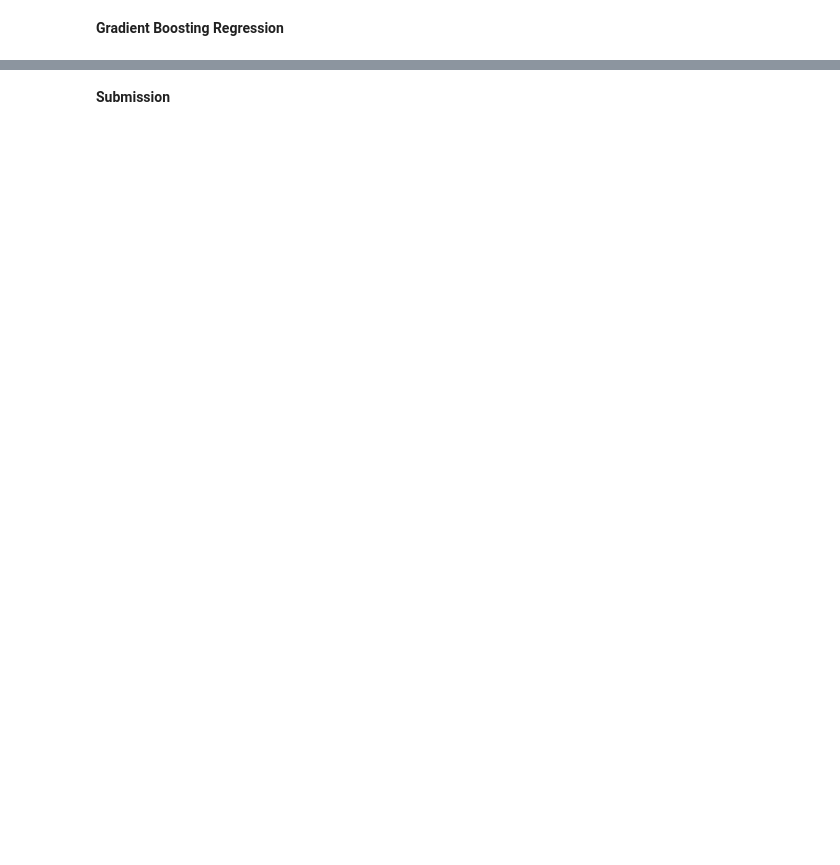
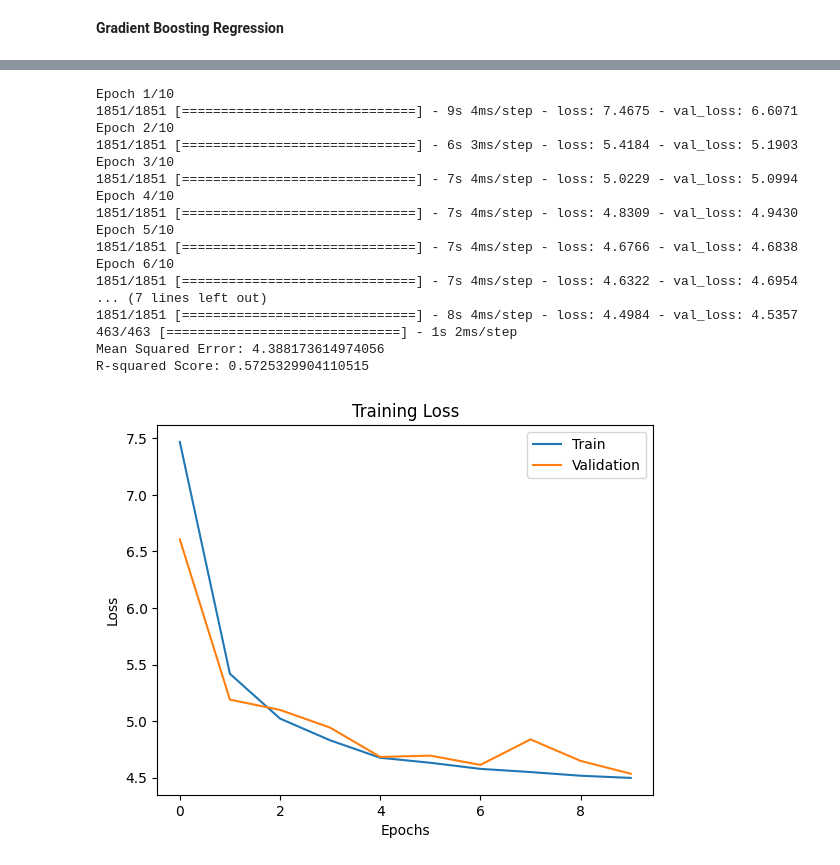
Before and after one commit to kerryyys/Kaggle-Project, a Jupyter notebook: Crab Age/CrabAge.ipynb, the cells around one changed output, grey strips where cells are left out. Drawn from its saved outputs; the diff is of its cells as text; code cells hidden in the pictures; blank space fills up the shorter version.

Commit message:
Minor Changes
Added
-R2
-Explained Variance Score
-tensorflow

```diff
--- a/Crab Age/CrabAge.ipynb
+++ b/Crab Age/CrabAge.ipynb
@@ -231,7 +230,7 @@ X_train, X_val, y_train, y_val = train_test_split(X, y, test_size=0.2, random_st
 # Normalize the features using StandardScaler
 scaler = StandardScaler()
 X_train= scaler.fit_transform(X_train)
-X_val = scaler.transform(X_val)
+X_val = scaler.fit_transform(X_val)
 # %%
 # Print head of scaled training set
 print('\n','\033[1mStandardardization on Training set'.center(95))
@@ -394,2 +355,0 @@ test_data.head()
-# %% [markdown]
-<b>Submission<b>
@@ -400,0 +356,55 @@ submission.head(10)
+# %%
+import tensorflow as tf
+from tensorflow.keras import regularizers
+from sklearn.metrics import mean_squared_error, r2_score
+
+# Define the model
+model = tf.keras.Sequential([
+    tf.keras.layers.Dense(128, activation='relu',kernel_regularizer=regularizers.l1_l2(l1=0.001,l2=0.001), input_shape=(X_train.shape[1],)),
+    tf.keras.layers.Dense(64, activation='relu',kernel_regularizer=regularizers.l1_l2(l1=0.001,l2=0.001)),
+    tf.keras.layers.Dense(64, activation='relu',kernel_regularizer=regularizers.l1_l2(l1=0.001,l2=0.001)),
+    tf.keras.layers.Dense(128, activation='relu',kernel_regularizer=regularizers.l1_l2(l1=0.001,l2=0.001)),
+    tf.keras.layers.Dense(128, activation='relu',kernel_regularizer=regularizers.l1_l2(l1=0.001,l2=0.001)),
+    tf.keras.layers.Dense(1, activation = 'relu')
+])
+
+# Compile the model
+model.compile(optimizer='adam', loss='mean_squared_error')
+
+# Train the model
+history=model.fit(X_train, y_train, epochs=10, batch_size=32, validation_data=(X_val, y_val))
+
+# Evaluate the model
+y_pred = model.predict(X_val)
+mse = mean_squared_error(y_val, y_pred)
+r2 = r2_score(y_val, y_pred)
+print("Mean Squared Error:", mse)
+print("R-squared Score:", r2)
+
+# Plot the training loss graph
+plt.plot(history.history['loss'])
+plt.plot(history.history['val_loss'])
+plt.title('Training Loss')
+plt.xlabel('Epochs')
+plt.ylabel('Loss')
+plt.legend(['Train', 'Validation'], loc='upper right')
+plt.show()
+# %% [output]
+Epoch 1/10
+1851/1851 [==============================] - 9s 4ms/step - loss: 7.4675 - val_loss: 6.6071
+Epoch 2/10
+1851/1851 [==============================] - 6s 3ms/step - loss: 5.4184 - val_loss: 5.1903
+Epoch 3/10
+1851/1851 [==============================] - 7s 4ms/step - loss: 5.0229 - val_loss: 5.0994
+Epoch 4/10
+1851/1851 [==============================] - 7s 4ms/step - loss: 4.8309 - val_loss: 4.9430
+Epoch 5/10
+1851/1851 [==============================] - 7s 4ms/step - loss: 4.6766 - val_loss: 4.6838
+Epoch 6/10
+1851/1851 [==============================] - 7s 4ms/step - loss: 4.6322 - val_loss: 4.6954
+... (7 lines left out)
+1851/1851 [==============================] - 8s 4ms/step - loss: 4.4984 - val_loss: 4.5357
+463/463 [==============================] - 1s 2ms/step
+Mean Squared Error: 4.388173614974056
+R-squared Score: 0.5725329904110515
+[figure, added]
```
Also changed, not shown: parts of 19 cells of this notebook.
